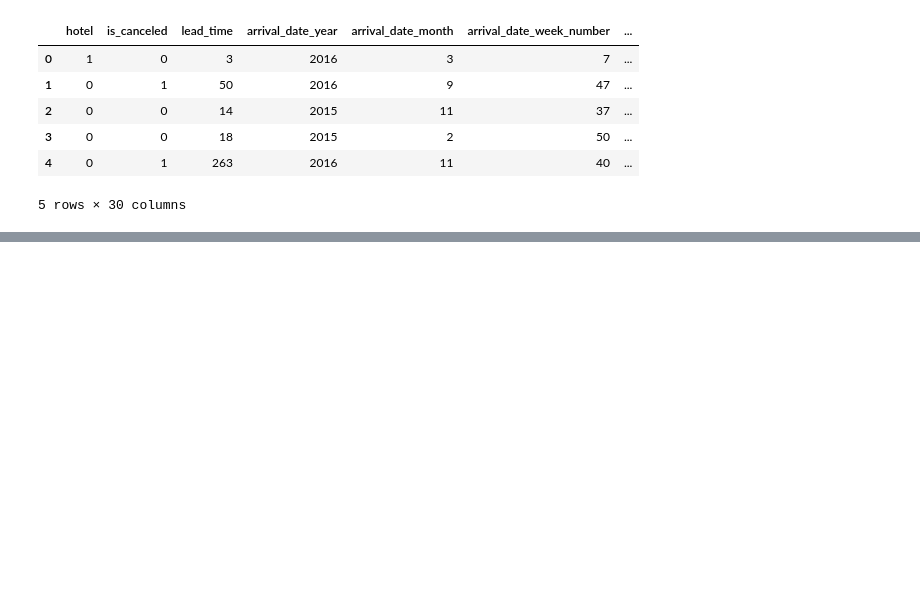
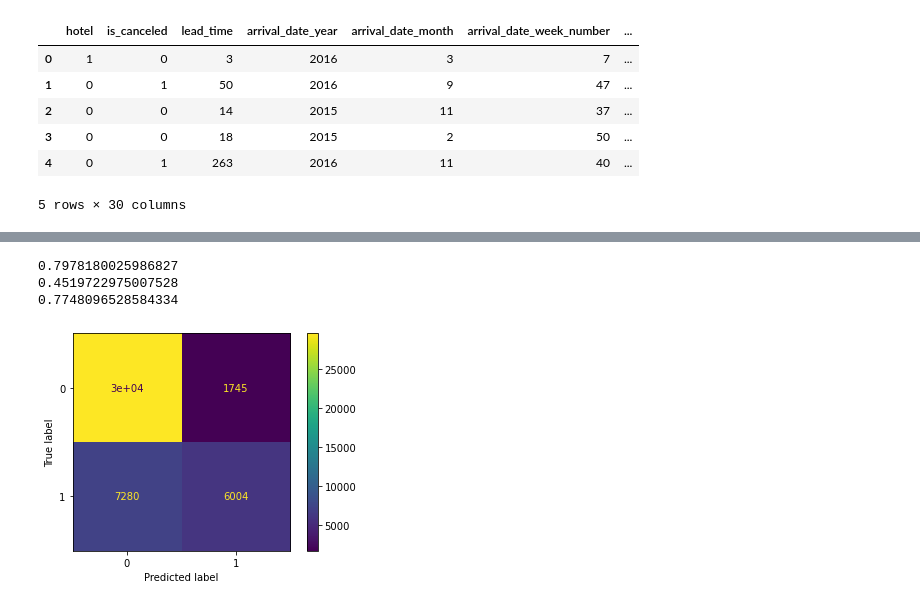
Before and after one commit to Maxyasnev/Hotel-Booking-Demand, a Jupyter notebook: Hotel_baseline.ipynb, the cells around one changed output, grey strips where cells are left out. Drawn from its saved outputs; the diff is of its cells as text; code cells hidden in the pictures; blank space fills up the shorter version.

```diff
--- a/Hotel_baseline.ipynb
+++ b/Hotel_baseline.ipynb
@@ -237,3 +237,12 @@ train.head()
 | 3 | 0 | 0 | 18 | 2015 | 2 | 50 | ... |
 | 4 | 0 | 1 | 263 | 2016 | 11 | 40 | ... |
 5 rows × 30 columns
+# %%
+#обучаем модель
+x = train.drop(columns = ['is_canceled'])
+y = train['is_canceled']
+# %%
+from sklearn.linear_model import LogisticRegression
+model = LogisticRegression()
+model.fit(x,y)
+pred = model.predict(x)
@@ -239,0 +257,15 @@ train.head()
+# %%
+from sklearn.metrics import accuracy_score, precision_score, recall_score
+print(accuracy_score(pred,y))
+print(precision_score(pred,y))
+print(recall_score(pred,y))
+# %% [output]
+0.7978180025986827
+0.4519722975007528
+0.7748096528584334
+# %%
+from sklearn.metrics import plot_confusion_matrix
+plot_confusion_matrix(model,x,y)
+plt.show()
+# %% [output]
+[figure, added]
```
Also changed, not shown: parts of 2 cells of this notebook, 1 other file.
